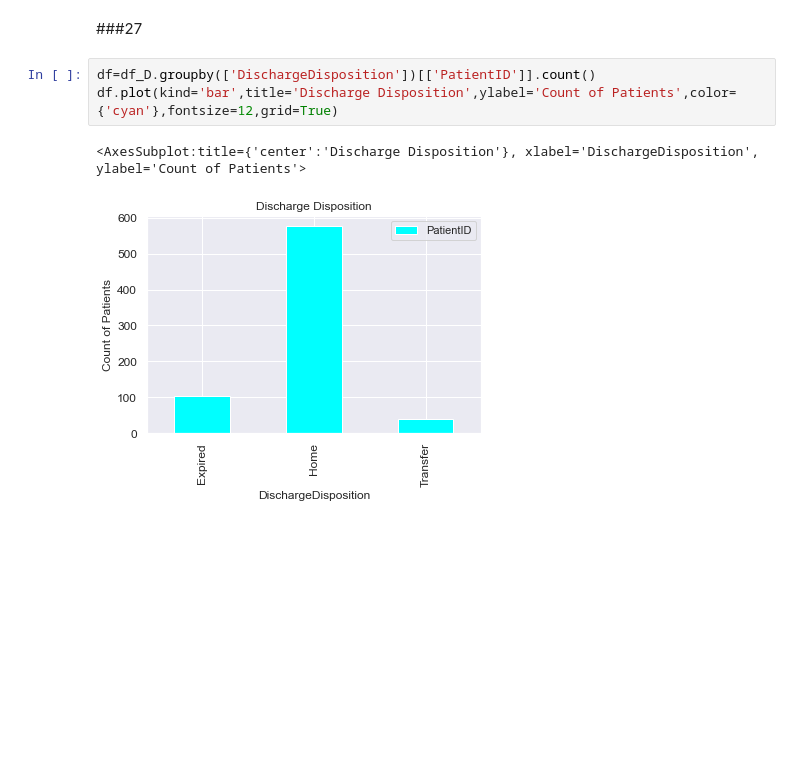
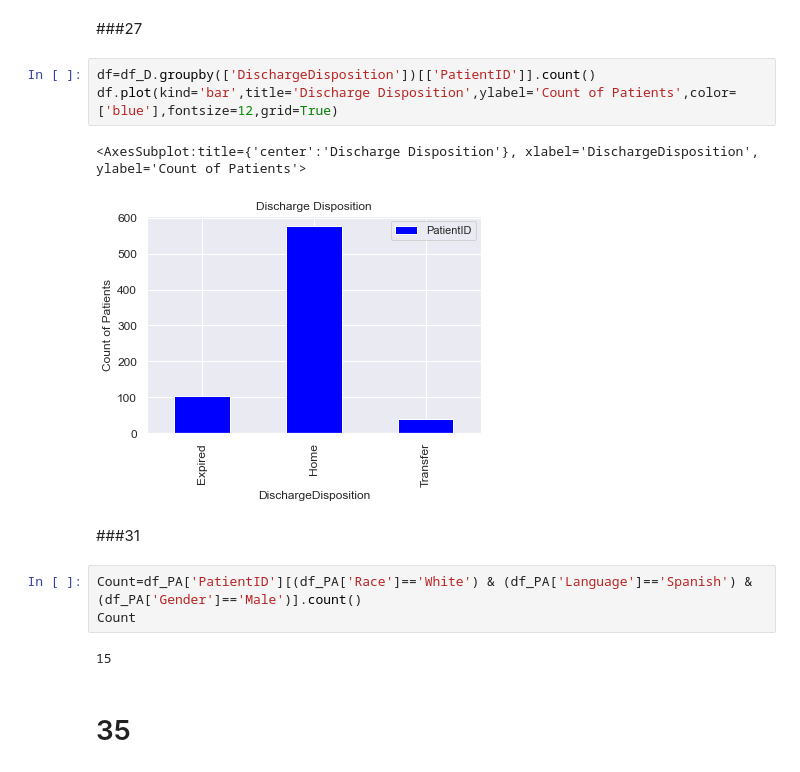
Before and after one commit to svmamidi/Python-Pandas, a Jupyter notebook: Python_pandas_satya_questions.ipynb, the cells around one changed output. Saved outputs shown, nothing was run; the diff lists cells and outputs as text; blank space fills up the shorter version.

```diff
--- a/Python_pandas_satya_questions.ipynb
+++ b/Python_pandas_satya_questions.ipynb
@@ -135,7 +137,16 @@ print(center2)
 ###27
 # %%
 df=df_D.groupby(['DischargeDisposition'])[['PatientID']].count()
-df.plot(kind='bar',title='Discharge Disposition',ylabel='Count of Patients',color={'cyan'},fontsize=12,grid=True)
+df.plot(kind='bar',title='Discharge Disposition',ylabel='Count of Patients',color=['blue'],fontsize=12,grid=True)
 # %% [output]
 <AxesSubplot:title={'center':'Discharge Disposition'}, xlabel='DischargeDisposition', ylabel='Count of Patients'>
-[figure, old version]
+[figure, new version]
+# %% [markdown]
+###31
+# %%
+Count=df_PA['PatientID'][(df_PA['Race']=='White') & (df_PA['Language']=='Spanish') & (df_PA['Gender']=='Male')].count()
+Count
+# %% [output]
+15
+# %% [markdown]
+# 35
```
Also changed, not shown: parts of 10 cells of this notebook.
